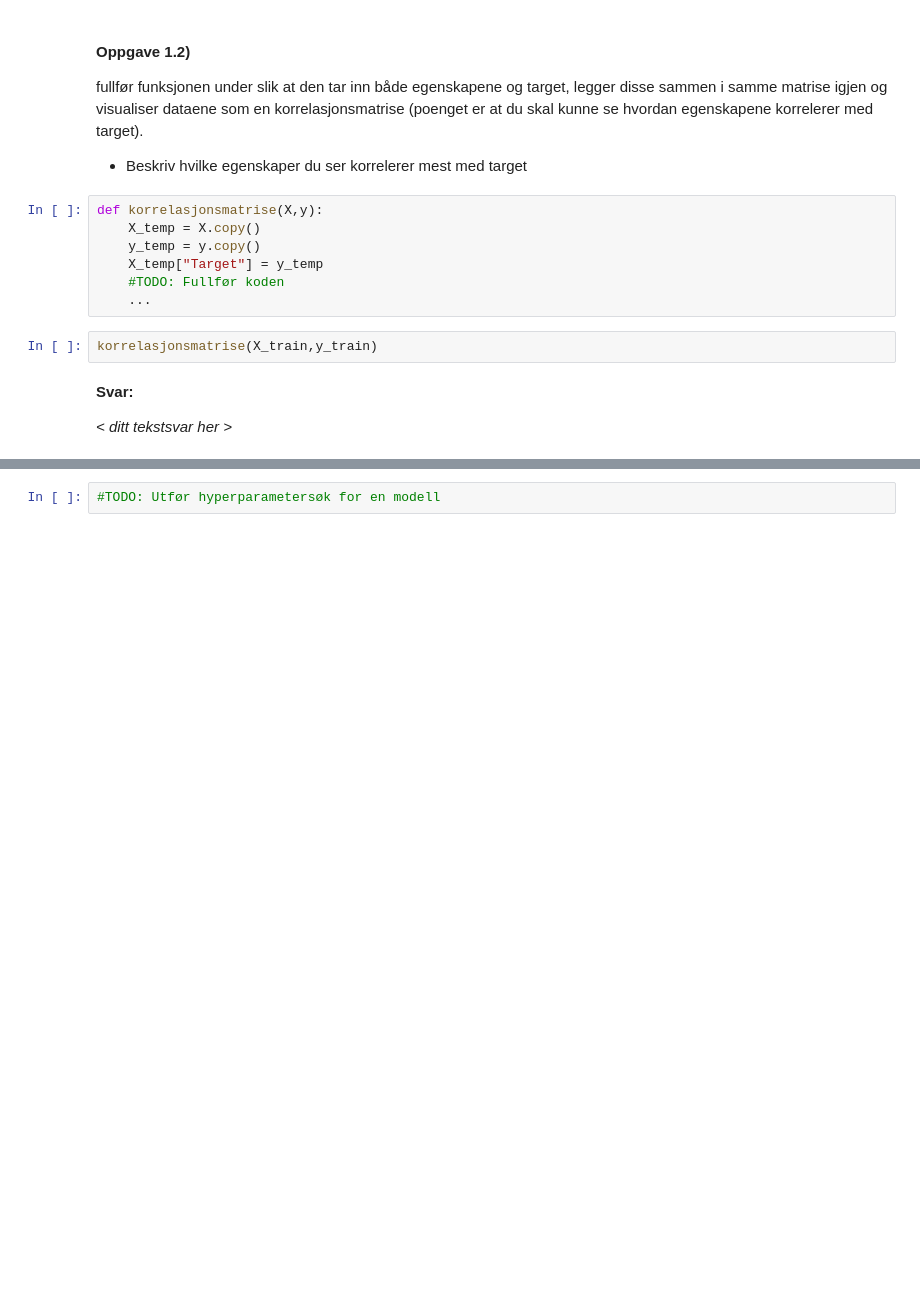
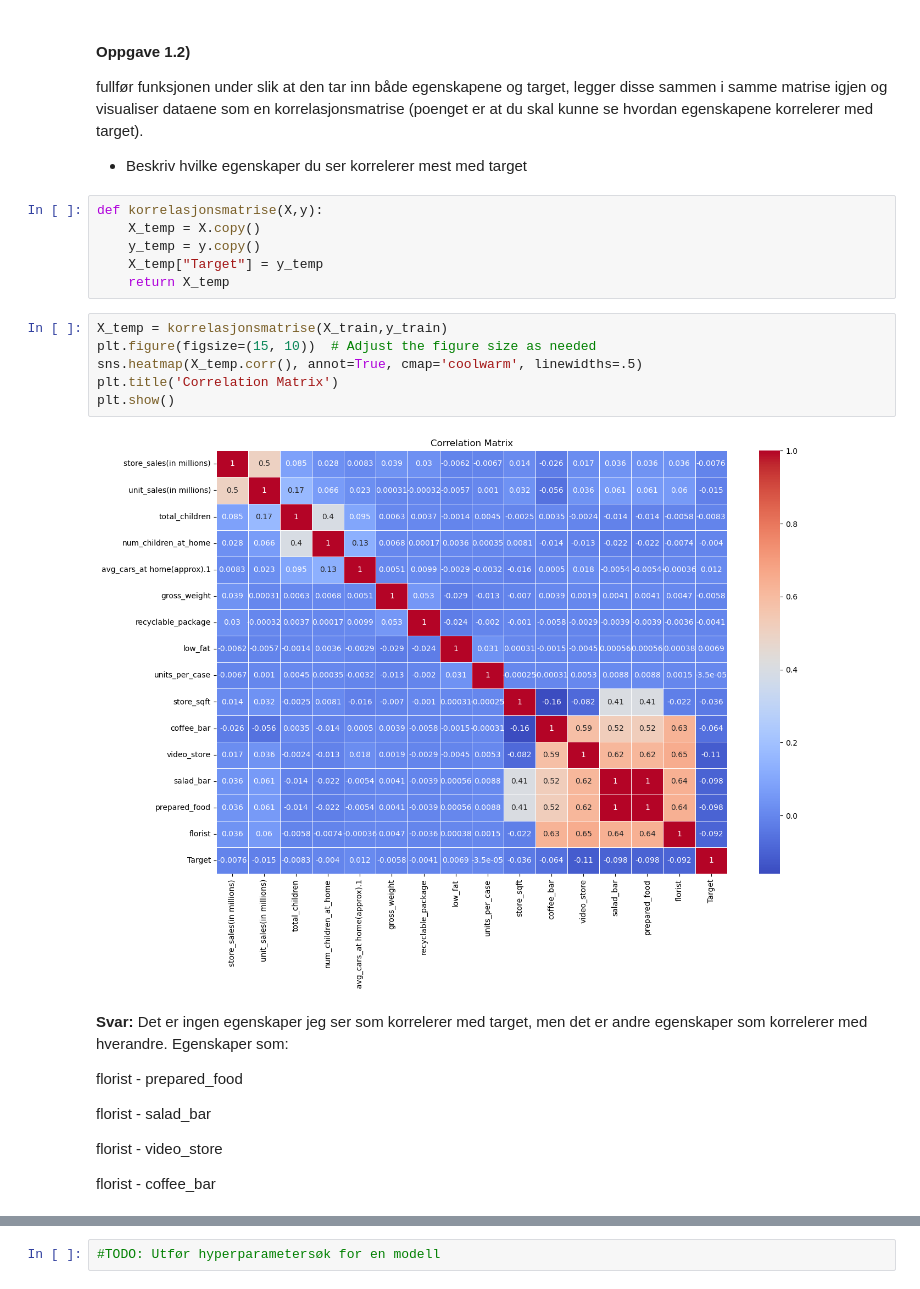
Before and after one commit to Bsingstad/DMBA-ML, a Jupyter notebook: Oblig 2/Oppgave 1.ipynb, the cells around one changed output, grey strips where cells are left out. Drawn from its saved outputs; the diff is of its cells as text; blank space fills up the shorter version.

```diff
--- a/Oblig 2/Oppgave 1.ipynb
+++ b/Oblig 2/Oppgave 1.ipynb
@@ -110,14 +118,27 @@ def korrelasjonsmatrise(X,y):
     X_temp = X.copy()
     y_temp = y.copy()
     X_temp["Target"] = y_temp
-    #TODO: Fullfør koden
-    ...
+    return X_temp
 # %%
-korrelasjonsmatrise(X_train,y_train)
+X_temp = korrelasjonsmatrise(X_train,y_train)
+plt.figure(figsize=(15, 10))  # Adjust the figure size as needed
+sns.heatmap(X_temp.corr(), annot=True, cmap='coolwarm', linewidths=.5)
+plt.title('Correlation Matrix')
+plt.show()
+# %% [output]
+[figure, added]
 # %% [markdown]
 **Svar:**
+Det er ingen egenskaper jeg ser som korrelerer med target, men det er andre egenskaper som korrelerer med hverandre.
+Egenskaper som:
 
-*< ditt tekstsvar her >*
+florist - prepared_food
+
+florist - salad_bar
+
+florist - video_store
+
+florist - coffee_bar
 # %% [markdown]
 #### Oppgave 1.3)
 Velg en modellarkitektur (gjerne fra Scikit-Learn) og gjør et strukturert hyperparametersøk.
```
Also changed, not shown: parts of 8 cells of this notebook, 1 other file.
